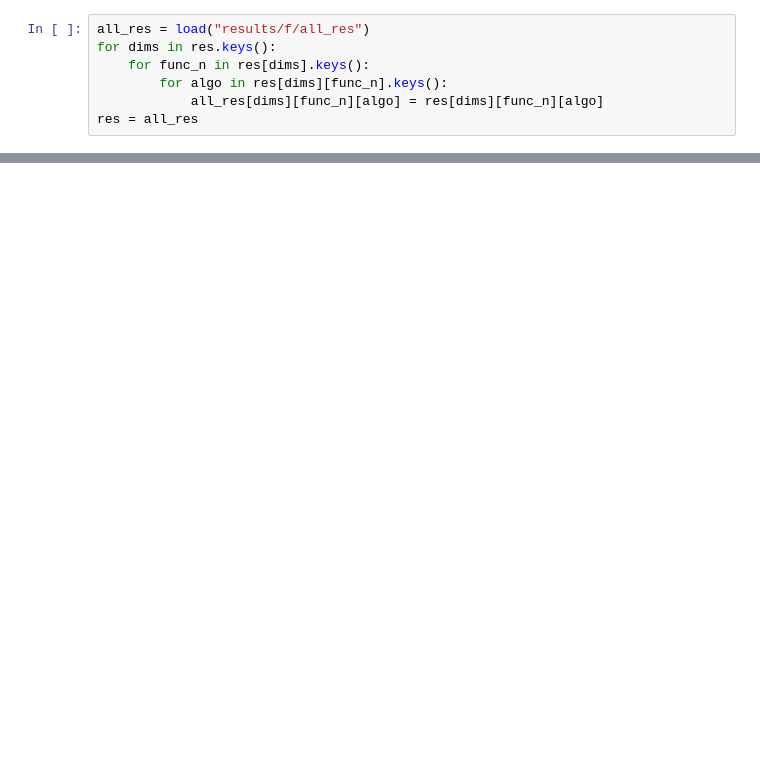
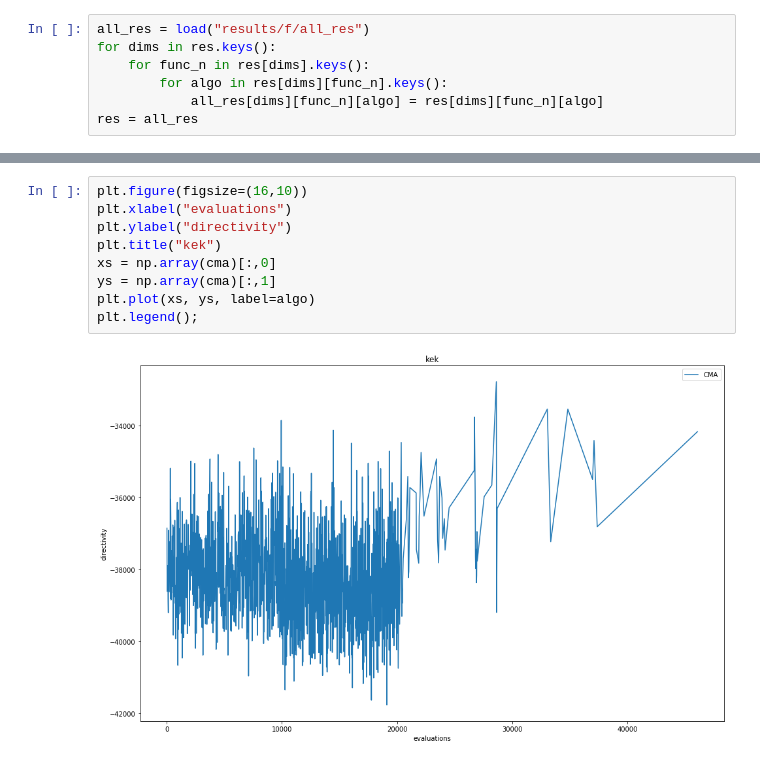
Before and after one commit to BioRyajenka/antennae-directivity-optimization, a Jupyter notebook: Test functions.ipynb, the cells around one changed output, grey strips where cells are left out. Cells and saved outputs as stored; diff of their text form; blank space fills up the shorter version.

```diff
--- a/Test functions.ipynb
+++ b/Test functions.ipynb
@@ -215,3 +266,14 @@ fig.subplots_adjust(top=0.96)
+# %%
+plt.figure(figsize=(16,10))
+plt.xlabel("evaluations")
+plt.ylabel("directivity")
+plt.title("kek")
+xs = np.array(cma)[:,0]
+ys = np.array(cma)[:,1]
+plt.plot(xs, ys, label=algo)
+plt.legend();
+# %% [output]
+[figure, added]
 # %%
 plt.figure(figsize=(16,10))
 plt.xlabel("evaluations")
```
Also changed, not shown: parts of 10 cells of this notebook, 28 other files.
